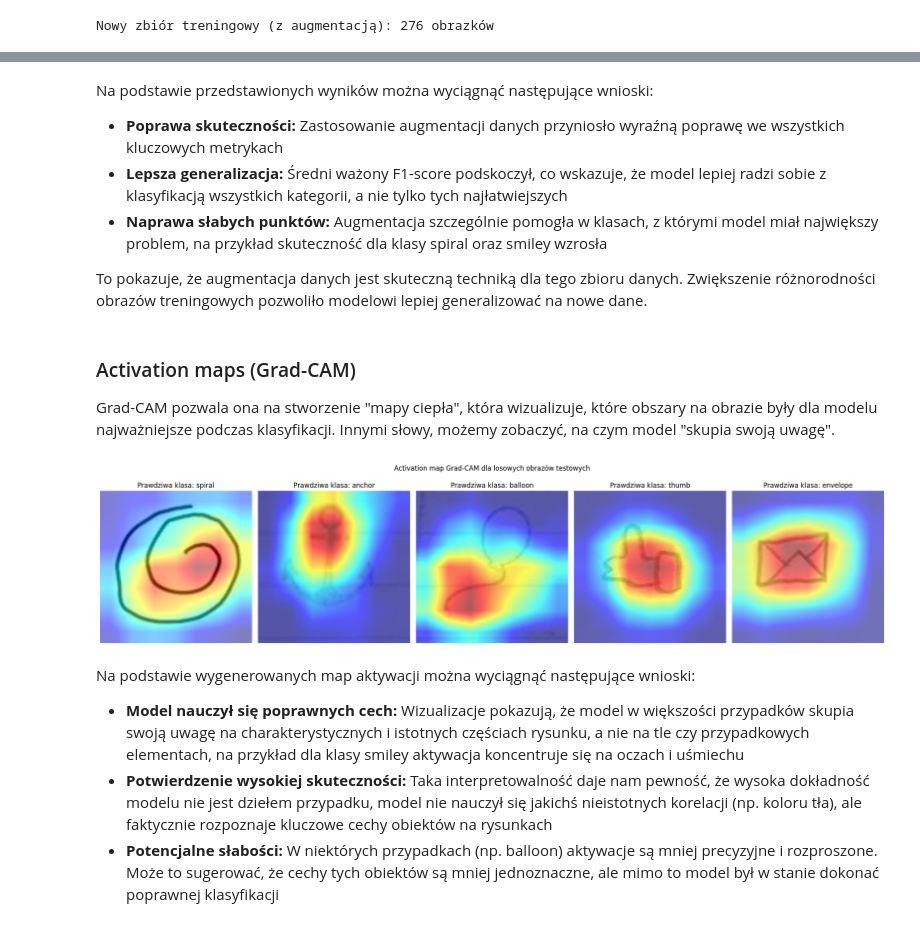
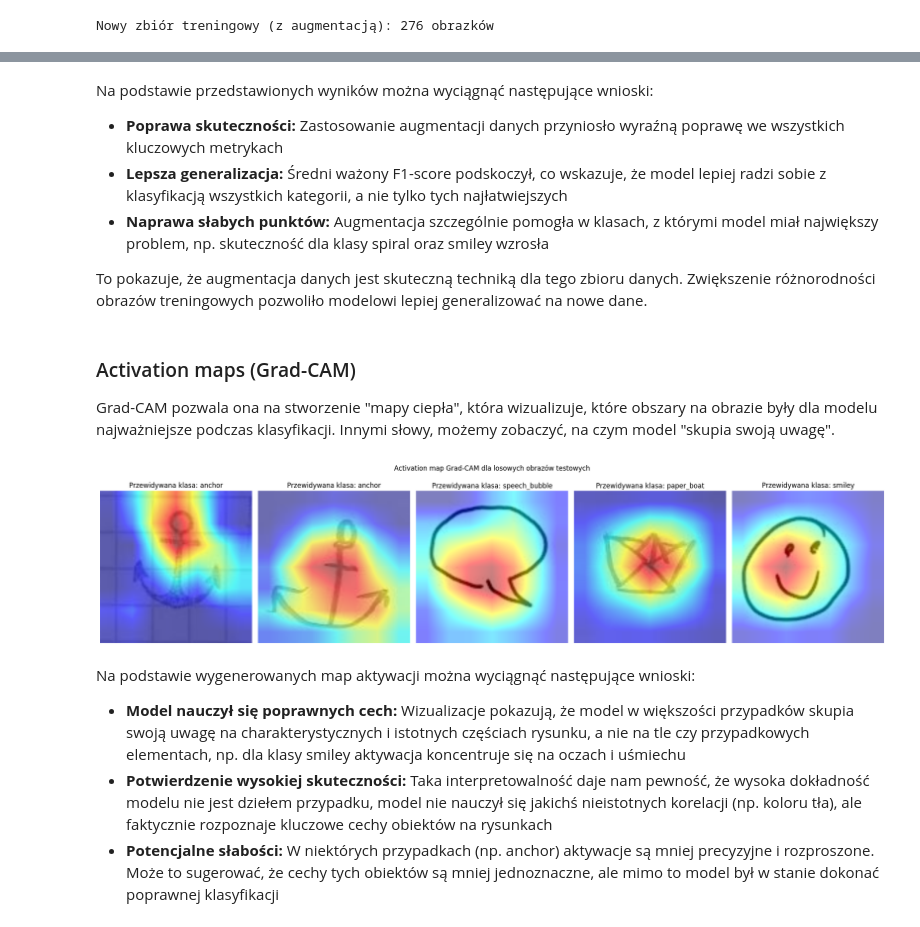
Before and after one commit to gasiciel/hand-drawn-images-cv, a Jupyter notebook: model.ipynb, the cells around one changed output, grey strips where cells are left out. Cells and saved outputs as stored; diff of their text form; code cells hidden in the pictures.

```diff
--- a/model.ipynb
+++ b/model.ipynb
@@ -362,6 +394,8 @@ Epoch [12/30], Train Loss: 0.1675, Val Loss: 0.8104
 # %%
 # training loop model 3
-epochs = 30
+train_losses_3 = []
+val_losses_3 = []
+
 for epoch in range(epochs):
     model3.train()
     train_loss = 0.0
@@ -373,6 +407,8 @@ for epoch in range(epochs):
         loss.backward()
         optimizer3.step()
         train_loss += loss.item()
+    train_losses_3.append(train_loss / len(train_loader_pretrained))
+
     model3.eval()
     val_loss = 0.0
     with torch.no_grad():
@@ -380,6 +416,17 @@ for epoch in range(epochs):
             outputs = model3(images)
             loss = criterion(outputs, labels)
             val_loss += loss.item()
+        val_losses_3.append(val_loss / len(val_loader_pretrained))
 
     print(f"Epoch [{epoch+1}/{epochs}], Train Loss: {train_loss/len(train_loader_pretrained):.4f}, Val Loss: {val_loss/len(val_loader_pretrained):.4f}")
+
+plt.figure(figsize=(8, 4))
+plt.title("Model 3 Training and Validation Loss")
+plt.plot(range(1, epochs+1), train_losses_3, label="Train Loss")
+plt.plot(range(1, epochs+1), val_losses_3, label="Val Loss")
+plt.xlabel("Epochs")
+plt.ylabel("Loss")
+plt.legend()
+plt.savefig("figures/model3-losses.png")
+plt.show()
 # %% [output]
@@ -556,7 +603,9 @@ Nowy zbiór treningowy (z augmentacją): 276 obrazków
 model2_aug = CNN2(input_size=3, num_classes=len(class_names))
 optimizer2_aug = torch.optim.Adam(model2_aug.parameters(), lr=0.001)
 criterion = torch.nn.CrossEntropyLoss()
-epochs = 30
+
+train_losses_2_aug = []
+val_losses_2_aug = []
 
 for epoch in range(epochs):
     model2_aug.train()
@@ -565,10 +614,12 @@ for epoch in range(epochs):
         outputs = model2_aug(images)
         loss = criterion(outputs, labels)
 
+
         optimizer2_aug.zero_grad()
         loss.backward()
         optimizer2_aug.step()
         train_loss += loss.item()
+    train_losses_2_aug.append(train_loss / len(train_loader_aug))
 
     model2_aug.eval()
     val_loss = 0.0
@@ -577,6 +628,17 @@ for epoch in range(epochs):
             outputs = model2_aug(images)
             loss = criterion(outputs, labels)
             val_loss += loss.item()
+    val_losses_2_aug.append(val_loss / len(val_loader_norm))
 
     print(f"Epoch [{epoch+1}/{epochs}], Train Loss: {train_loss/len(train_loader_aug):.4f}, Val Loss: {val_loss/len(val_loader_norm):.4f}")
+
+plt.figure(figsize=(8, 4))
+plt.title("Model 2 z Augmentacją Training and Validation Loss")
+plt.plot(range(1, epochs+1), train_losses_2_aug, label="Train Loss")
+plt.plot(range(1, epochs+1), val_losses_2_aug, label="Val Loss")
+plt.xlabel("Epochs")
+plt.ylabel("Loss")
+plt.legend()
+plt.savefig("figures/model2-aug-losses.png")
+plt.show()
 # %% [output]
@@ -620,7 +682,7 @@ speech_bubble       0.88      1.00      0.93         7
 Na podstawie przedstawionych wyników można wyciągnąć następujące wnioski:
 * **Poprawa skuteczności:** Zastosowanie augmentacji danych przyniosło wyraźną poprawę we wszystkich kluczowych metrykach
 * **Lepsza generalizacja:** Średni ważony F1-score podskoczył, co wskazuje, że model lepiej radzi sobie z klasyfikacją wszystkich kategorii, a nie tylko tych najłatwiejszych
-* **Naprawa słabych punktów:** Augmentacja szczególnie pomogła w klasach, z którymi model miał największy problem, na przykład skuteczność dla klasy spiral oraz smiley wzrosła
+* **Naprawa słabych punktów:** Augmentacja szczególnie pomogła w klasach, z którymi model miał największy problem, np. skuteczność dla klasy spiral oraz smiley wzrosła
 
 To pokazuje, że augmentacja danych jest skuteczną techniką dla tego zbioru danych. Zwiększenie różnorodności obrazów treningowych pozwoliło modelowi lepiej generalizować na nowe dane.
 # %% [markdown]
@@ -649,40 +713,45 @@ resize_transform = torchvision.transforms.Compose([
     torchvision.transforms.Resize(256),
     torchvision.transforms.CenterCrop(224)
 ])
 
 ds = test_ds_pretrained
 random_indices = np.random.choice(len(ds), n_img_to_show, replace=False)
 
 for i, loc_idx in enumerate(random_indices):
     input_tensor, label_idx = ds[loc_idx]
 
     base = ds.dataset
     path, true_label = base.samples[ds.indices[loc_idx]]
     og_pil_img = Image.open(path).convert("RGB")
 
     input_tensor_batch = input_tensor.unsqueeze(0)
 
     targets = [ClassifierOutputTarget(label_idx)]
     grayscale_cam = cam(input_tensor=input_tensor_batch, targets=targets)[0]
 
     rgb_img_float = np.array(resize_transform(og_pil_img)) / 255.0
     vis = show_cam_on_image(rgb_img_float, grayscale_cam, use_rgb=True)
 
+    model_to_vis.eval()
+    with torch.no_grad():
+        outputs = model_to_vis(input_tensor_batch)
+        _, predicted = torch.max(outputs, 1)
+
     ax = axes[i]
     ax.imshow(vis)
-    ax.set_title(f"Prawdziwa klasa: {base.classes[true_label]}")
+    ax.set_title(f"Przewidywana klasa: {class_names[predicted.item()]}")
     ax.axis('off')
 
 plt.tight_layout()
 plt.savefig("figures/activation-maps.png")
 plt.show()
 # %% [output]
-[figure, old version]
+[figure, new version]
 # %% [markdown]
 Na podstawie wygenerowanych map aktywacji można wyciągnąć następujące wnioski:
 
-* **Model nauczył się poprawnych cech:** Wizualizacje pokazują, że model w większości przypadków skupia swoją uwagę na charakterystycznych i istotnych częściach rysunku, a nie na tle czy przypadkowych elementach, na przykład dla klasy smiley aktywacja koncentruje się na oczach i uśmiechu
+* **Model nauczył się poprawnych cech:** Wizualizacje pokazują, że model w większości przypadków skupia swoją uwagę na charakterystycznych i istotnych częściach rysunku, a nie na tle czy przypadkowych elementach, np. dla klasy smiley aktywacja koncentruje się na oczach i uśmiechu
 * **Potwierdzenie wysokiej skuteczności:** Taka interpretowalność daje nam pewność, że wysoka dokładność modelu nie jest dziełem przypadku, model nie nauczył się jakichś nieistotnych korelacji (np. koloru tła), ale faktycznie rozpoznaje kluczowe cechy obiektów na rysunkach
-* **Potencjalne słabości:** W niektórych przypadkach (np. balloon) aktywacje są mniej precyzyjne i rozproszone. Może to sugerować, że cechy tych obiektów są mniej jednoznaczne, ale mimo to model był w stanie dokonać poprawnej klasyfikacji
+* **Potencjalne słabości:** W niektórych przypadkach (np. anchor) aktywacje są mniej precyzyjne i rozproszone. Może to sugerować, że cechy tych obiektów są mniej jednoznaczne, ale mimo to model był w stanie dokonać poprawnej klasyfikacji
 # %%
 torch.save(model3.state_dict(), 'resnet18.pth')
```
Also changed, not shown: parts of 11 cells of this notebook, 12 other files.
